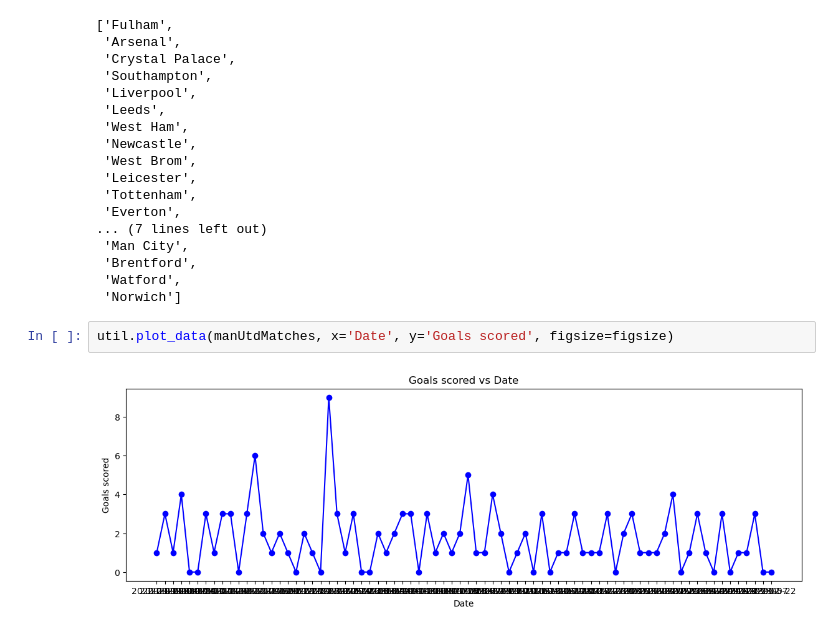
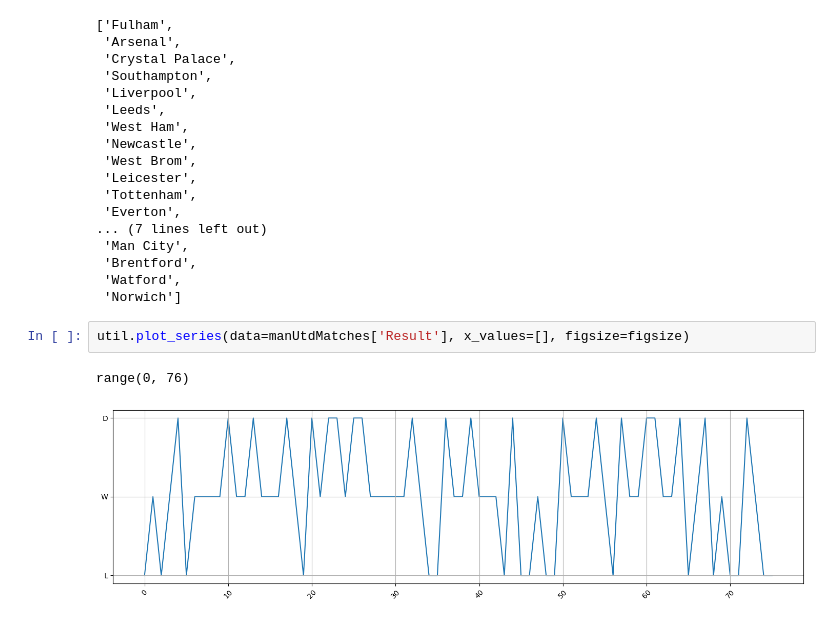
Before and after one commit to heiken1108/Match-Predictor, a Jupyter notebook: notebooks/Load data.ipynb, the cells around one changed output. Saved outputs shown, nothing was run; the diff lists cells and outputs as text.

```diff
--- a/notebooks/Load data.ipynb
+++ b/notebooks/Load data.ipynb
@@ -90,7 +90,8 @@ all_teams
  'Brentford',
  'Watford',
  'Norwich']
-# %%
-util.plot_data(manUtdMatches, x='Date', y='Goals scored', figsize=figsize)
-# %% [output]
-[figure, removed]
+# %%
+util.plot_series(data=manUtdMatches['Result'], x_values=[], figsize=figsize)
+# %% [output]
+range(0, 76)
+[figure, added]
```
Also changed, not shown: parts of 3 cells of this notebook, 2 other files.
